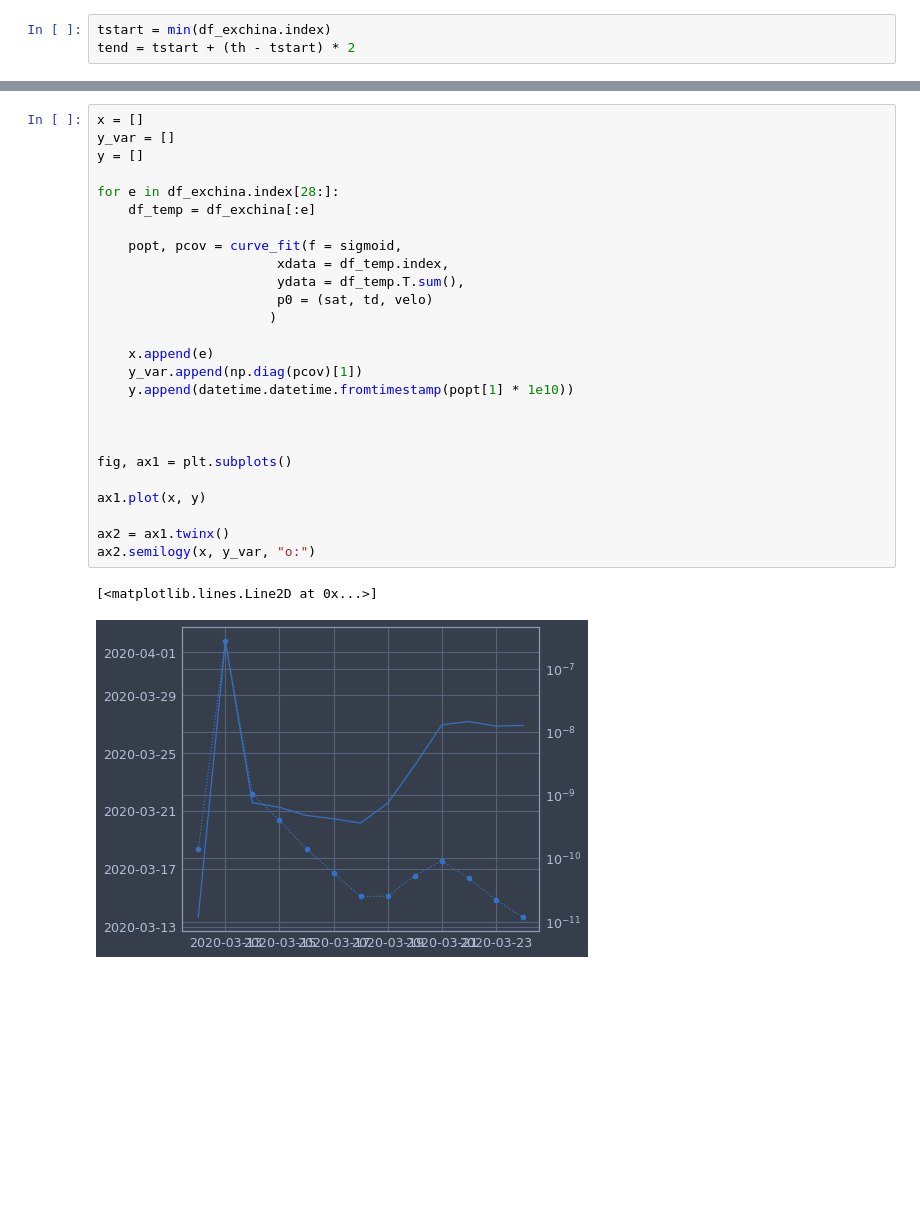
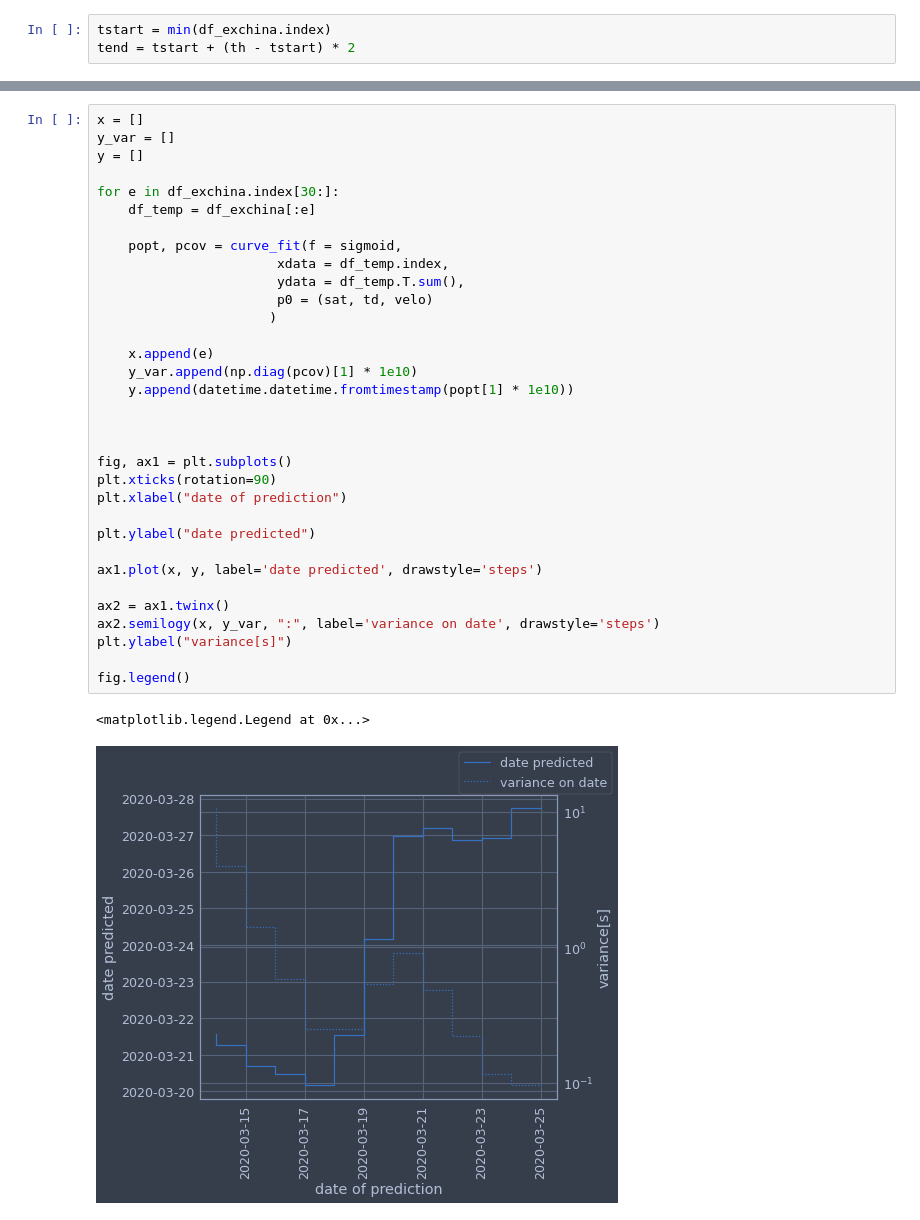
Before and after one commit to pcjedi/notebooks, a Jupyter notebook: corona.ipynb, the cells around one changed output, grey strips where cells are left out. Saved outputs shown, nothing was run; the diff lists cells and outputs as text; blank space fills up the shorter version.

Commit message:
date predicted plot enhanced

```diff
--- a/corona.ipynb
+++ b/corona.ipynb
@@ -144,29 +144,36 @@ dtype: int64
 # %%
 x = []
 y_var = []
 y = []
 
-for e in df_exchina.index[28:]:
+for e in df_exchina.index[30:]:
     df_temp = df_exchina[:e]
 
     popt, pcov = curve_fit(f = sigmoid,
                        xdata = df_temp.index,
                        ydata = df_temp.T.sum(),
                        p0 = (sat, td, velo)
                       )
 
     x.append(e)
-    y_var.append(np.diag(pcov)[1])
+    y_var.append(np.diag(pcov)[1] * 1e10)
     y.append(datetime.datetime.fromtimestamp(popt[1] * 1e10))
 
 
 
 fig, ax1 = plt.subplots()
+plt.xticks(rotation=90)
+plt.xlabel("date of prediction")
 
-ax1.plot(x, y)
+plt.ylabel("date predicted")
+
+ax1.plot(x, y, label='date predicted', drawstyle='steps')
 
 ax2 = ax1.twinx()
-ax2.semilogy(x, y_var, "o:")
+ax2.semilogy(x, y_var, ":", label='variance on date', drawstyle='steps')
+plt.ylabel("variance[s]")
+
+fig.legend()
 # %% [output]
-[<matplotlib.lines.Line2D at 0x...>]
+<matplotlib.legend.Legend at 0x...>
-[figure, old version]
+[figure, new version]
```
Also changed, not shown: parts of 11 cells of this notebook.
